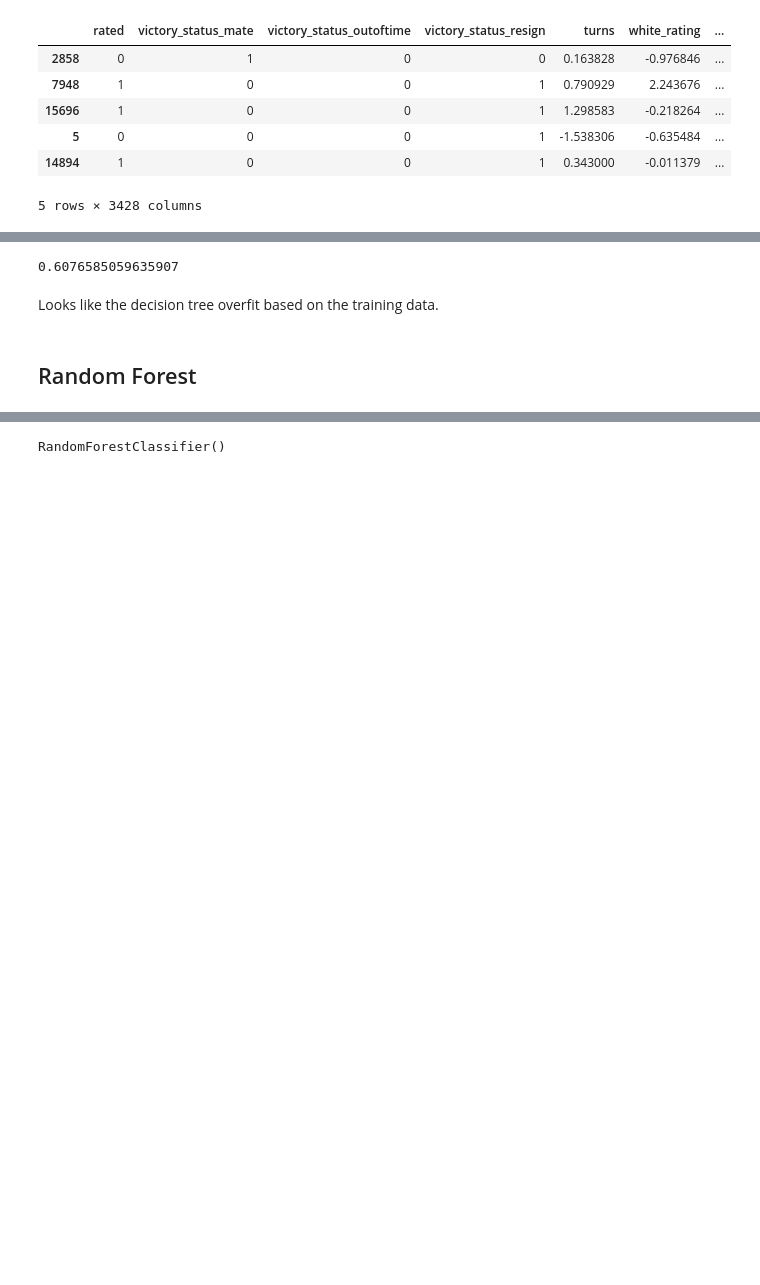
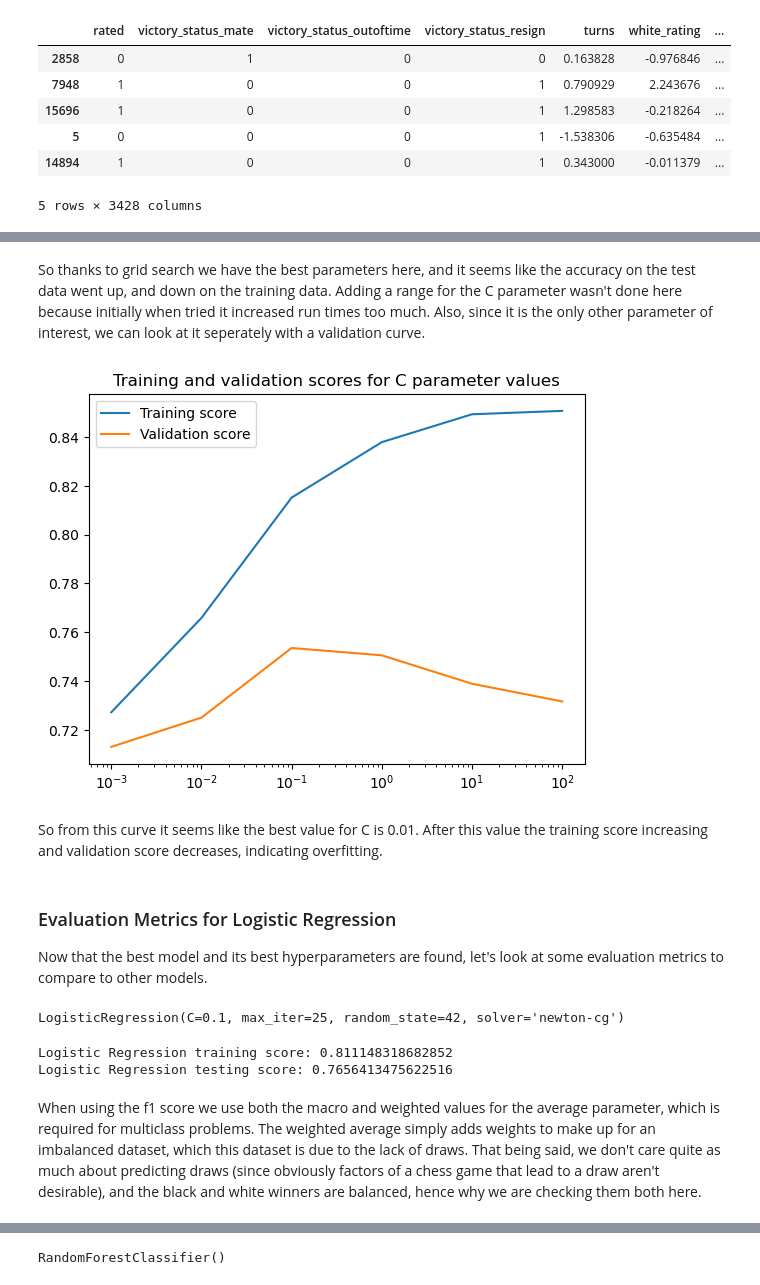
Before and after one commit to RavinderRai/chess_data, a Jupyter notebook: Modelling.ipynb, the cells around one changed output, grey strips where cells are left out. Saved outputs shown, nothing was run; the diff lists cells and outputs as text; code cells hidden in the pictures; blank space fills up the shorter version.

Commit message:
Completed models hyperparameter tuning and evaluation metrics.

```diff
--- a/Modelling.ipynb
+++ b/Modelling.ipynb
@@ -53,7 +59,9 @@ Let's do some basic modelling using default values and just checking some simple
 # %%
-#if don't use solver='liblinear', we get an error about str not being able to decode,
-#probably related to the victory status columns
-lr = LogisticRegression(solver='liblinear', random_state=42)
+#note when using the default solver='lbfgs', we get an error about str not being able to decode,
+#it seems like it is related to the victory status columns datatypes
+#in any case, the solvers: 'newton-cg’, ‘newton-cholesky’, ‘sag’, ‘saga’, all are for multiclass classification problems
+#we will just try newton-cg here and then the rest later in grid search
+lr = LogisticRegression(solver='newton-cg', random_state=42)
 
 lr.fit(X, y)
 # %% [output]
@@ -82,7 +85,9 @@ plt.show()
 # %%
-parameters = {'penalty': ['l1', 'l2'], 'max_iter': [50, 75, 100, 125]}
+#not all solvers support the l1 penalty, so we won't try it and just leave the default value to keep run time low
+parameters = {'solver': ['newton-cg'],
+              'max_iter': [25, 50, 75, 100, 125]}
 
-lr = LogisticRegression(solver = 'liblinear', random_state=42)
+lr = LogisticRegression(random_state=42)
 
 clf = GridSearchCV(lr, parameters)
 
@@ -108,6 +110,0 @@ We can try a decision tree first, but after if the random forest model gives a b
-# %%
-from sklearn.tree import DecisionTreeClassifier
-
-dt = DecisionTreeClassifier()
-
-dt.fit(X, y)
@@ -120,8 +111,46 @@ dt.score(X, y)
-# %%
-dt.score(X_test, y_test)
-# %% [output]
-0.6076585059635907
-# %% [markdown]
-Looks like the decision tree overfit based on the training data.
-# %% [markdown]
-## Random Forest
+# %% [markdown]
+So thanks to grid search we have the best parameters here, and it seems like the accuracy on the test data went up, and down on the training data. Adding a range for the C parameter wasn't done here because initially when tried it increased run times too much. Also, since it is the only other parameter of interest, we can look at it seperately with a validation curve.
+# %%
+model = LogisticRegression(solver = 'newton-cg', random_state=42, max_iter=25)
+
+train_scores, valid_scores = validation_curve(model, X, y,
+                                              param_name="C",
+                                              param_range=[0.001, 0.01, 0.1, 1, 10, 100],
+                                              cv=5)
+# %%
+train_scores_mean = train_scores.mean(axis=1)
+valid_scores_mean = valid_scores.mean(axis=1)
+
+#the C parameter ranges increase exponentially, so we need to take the log of it to get a better visual
+plt.semilogx([0.001, 0.01, 0.1, 1, 10, 100], train_scores_mean, label="Training score")
+plt.semilogx([0.001, 0.01, 0.1, 1, 10, 100], valid_scores_mean, label="Validation score")
+plt.title('Training and validation scores for C parameter values')
+plt.legend()
+plt.show()
+# %% [output]
+[figure, added]
+# %% [markdown]
+So from this curve it seems like the best value for C is 0.01. After this value the training score increasing and validation score decreases, indicating overfitting.
+# %% [markdown]
+### Evaluation Metrics for Logistic Regression
+
+Now that the best model and its best hyperparameters are found, let's look at some evaluation metrics to compare to other models.
+# %%
+#so here is the best model we found
+log_reg = LogisticRegression(solver = 'newton-cg', random_state=42, max_iter=25, C=0.1)
+
+log_reg.fit(X, y)
+# %% [output]
+LogisticRegression(C=0.1, max_iter=25, random_state=42, solver='newton-cg')
+# %%
+log_reg_training_score = log_reg.score(X, y)
+
+log_reg_testing_score = log_reg.score(X_test, y_test)
+
+print('Logistic Regression training score:', log_reg_training_score)
+print('Logistic Regression testing score:', log_reg_testing_score)
+# %% [output]
+Logistic Regression training score: 0.811148318682852
+Logistic Regression testing score: 0.7656413475622516
+# %% [markdown]
+When using the f1 score we use both the macro and weighted values for the average parameter, which is required for multiclass problems. The weighted average simply adds weights to make up for an imbalanced dataset, which this dataset is due to the lack of draws. That being said, we don't care quite as much about predicting draws (since obviously factors of a chess game that lead to a draw aren't desirable), and the black and white winners are balanced, hence why we are checking them both here.
```
Also changed, not shown: parts of 62 cells of this notebook.
